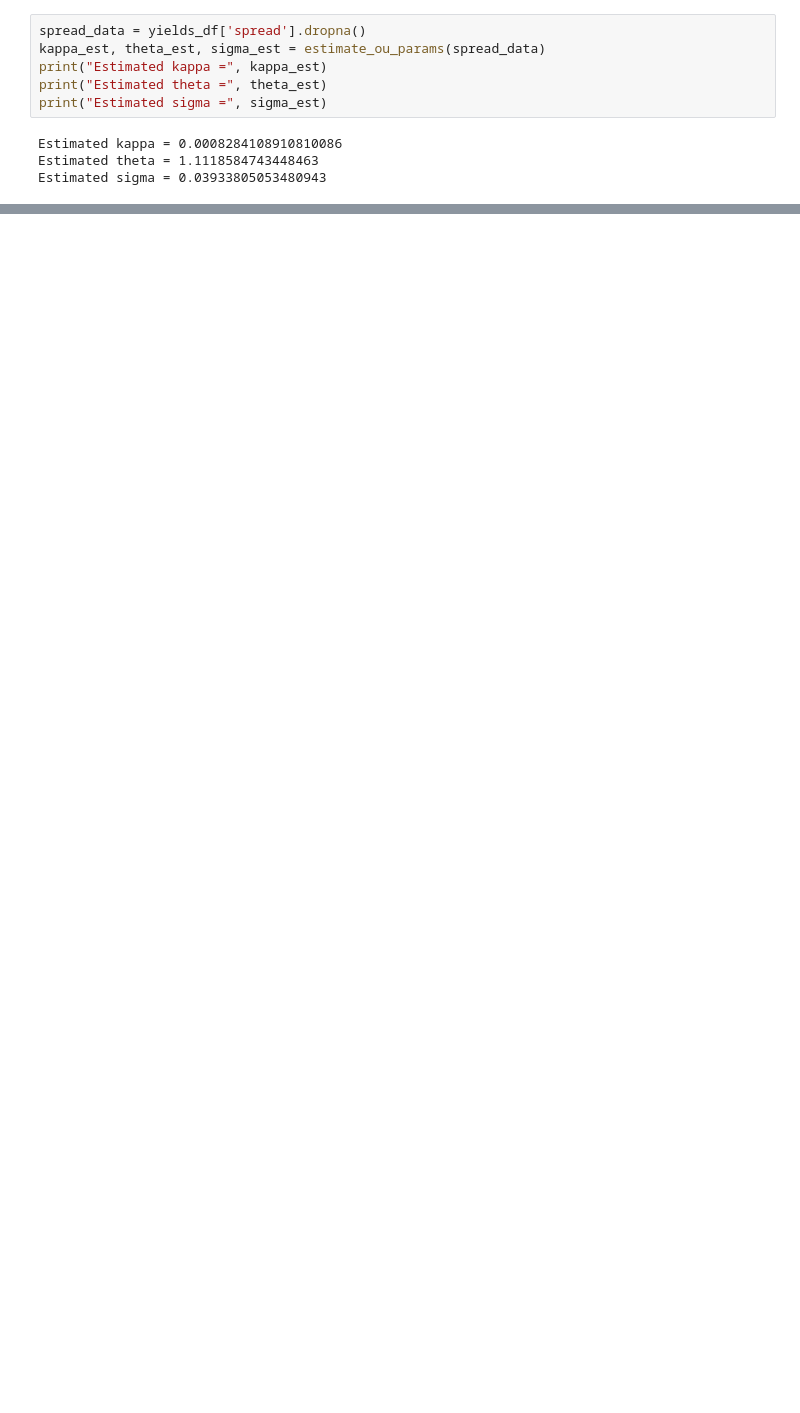
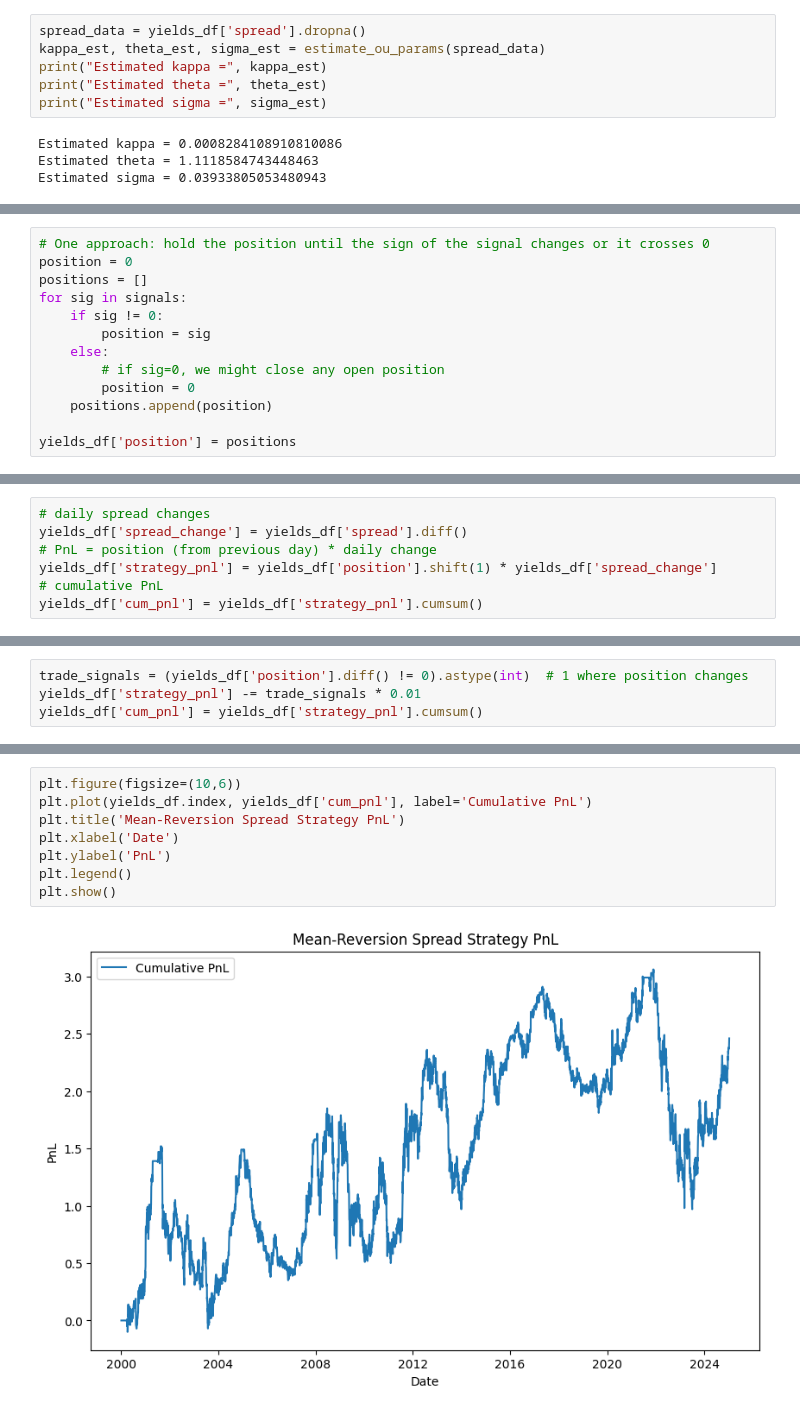
Before and after one commit to ssharifm33/yieldCurveSpreadResearch, a Jupyter notebook: model.ipynb, the cells around one changed output, grey strips where cells are left out. Saved outputs shown, nothing was run; the diff lists cells and outputs as text; blank space fills up the shorter version.

```diff
--- a/model.ipynb
+++ b/model.ipynb
@@ -152,0 +187,13 @@ print(yields_df.head())
+# %%
+# One approach: hold the position until the sign of the signal changes or it crosses 0
+position = 0
+positions = []
+for sig in signals:
+    if sig != 0:
+        position = sig
+    else:
+        # if sig=0, we might close any open position
+        position = 0
+    positions.append(position)
+
+yields_df['position'] = positions
@@ -152,0 +202,7 @@ print(yields_df.head())
+# %%
+# daily spread changes
+yields_df['spread_change'] = yields_df['spread'].diff()
+# PnL = position (from previous day) * daily change
+yields_df['strategy_pnl'] = yields_df['position'].shift(1) * yields_df['spread_change']
+# cumulative PnL
+yields_df['cum_pnl'] = yields_df['strategy_pnl'].cumsum()
@@ -152,0 +211,4 @@ print(yields_df.head())
+# %%
+trade_signals = (yields_df['position'].diff() != 0).astype(int)  # 1 where position changes
+yields_df['strategy_pnl'] -= trade_signals * 0.01
+yields_df['cum_pnl'] = yields_df['strategy_pnl'].cumsum()
@@ -152,0 +235,10 @@ print(yields_df.head())
+# %%
+plt.figure(figsize=(10,6))
+plt.plot(yields_df.index, yields_df['cum_pnl'], label='Cumulative PnL')
+plt.title('Mean-Reversion Spread Strategy PnL')
+plt.xlabel('Date')
+plt.ylabel('PnL')
+plt.legend()
+plt.show()
+# %% [output]
+[figure, added]
```
Also changed, not shown: parts of 10 cells of this notebook.
